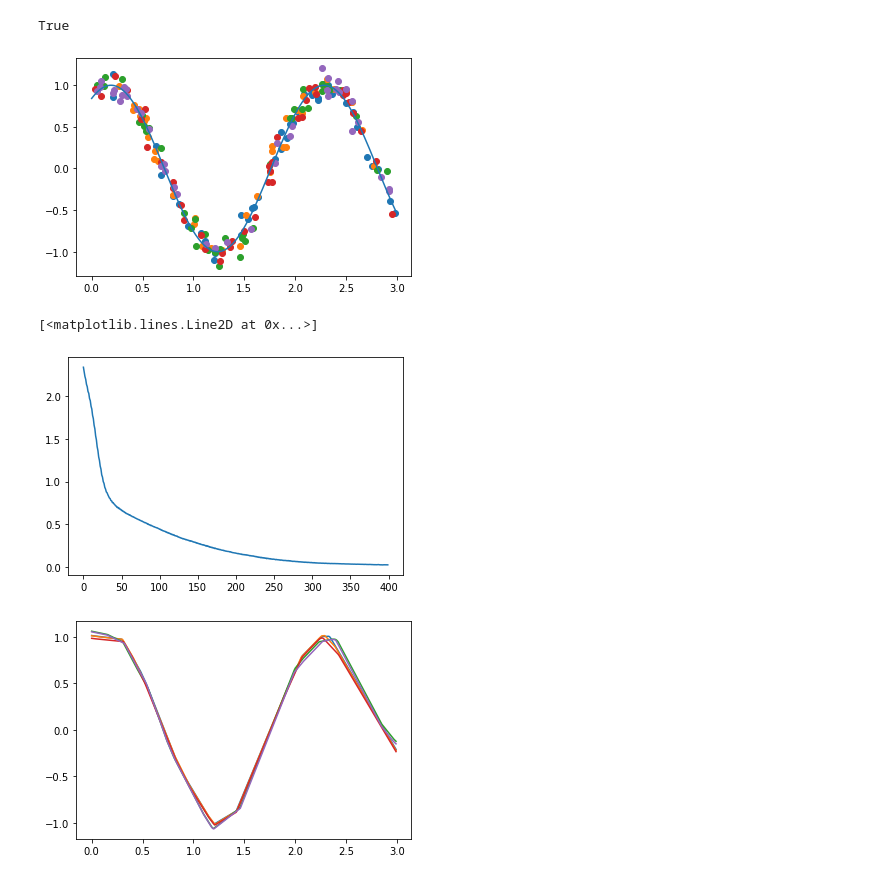
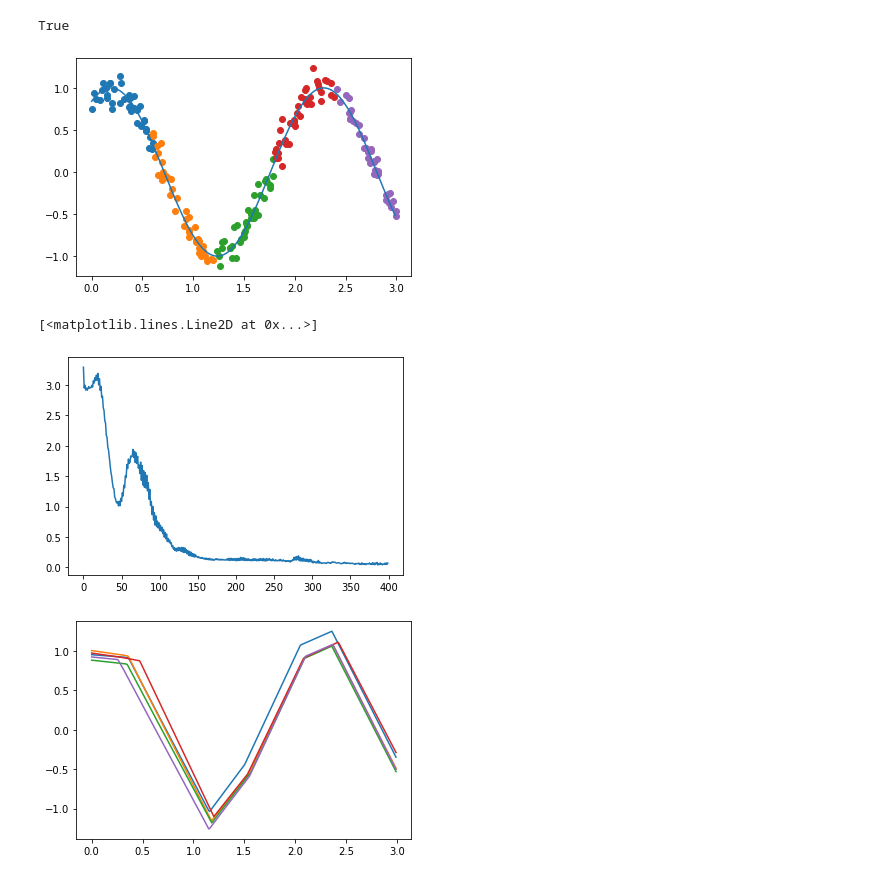
Before and after one commit to javieryu/nn_distributed_training, a Jupyter notebook: ee364b/dist_sine.ipynb, the cells around one changed output. Cells and saved outputs as stored; diff of their text form; code cells hidden in the pictures.

Commit message:
Floor plans and chunked sine

```diff
--- a/ee364b/dist_sine.ipynb
+++ b/ee364b/dist_sine.ipynb
@@ -17,26 +17,29 @@ True
 # %%
 # Setup data
 xdom = [0.0, 3.0]
 num_samps = 40
 freq = 3.0
 phase = 1.0
 amp = 1.0
 noise = 0.1
 
 testx = torch.arange(xdom[0], xdom[1], 0.01).reshape(-1, 1)
 testy = amp * torch.sin(freq * testx + phase).reshape(-1, 1)
 
 fig, ax = plt.subplots()
 dataset = {}
+chunk_len = (xdom[1] - xdom[0]) / N
 for i in range(N):
-    x = (xdom[1] - xdom[0]) * torch.rand(num_samps) + xdom[0]
+    xmin = chunk_len * i
+    xmax = chunk_len * (i + 1)
+    x = (xmax - xmin) * torch.rand(num_samps) + xmin
     y = amp * torch.sin(freq * x + phase) + noise * torch.randn(num_samps)
     dataset[i] = {"x": x.reshape(-1, 1), "y": y.reshape(-1, 1)}
     ax.scatter(x, y)
 ax.plot(testx, testy)
 plt.show()
 # %% [output]
-[figure, old version]
+[figure, new version]
 # %%
 # Setup models
 shape = [1, 16, 16, 1]
@@ -105,11 +108,11 @@ fig, ax = plt.subplots()
 ax.plot(objv.detach().numpy())
 # %% [output]
 [<matplotlib.lines.Line2D at 0x...>]
-[figure, old version]
+[figure, new version]
 # %%
 fig, ax = plt.subplots()
 
 for i in range(N):
     ax.plot(testx, models[i].forward(testx).detach().numpy())
 # %% [output]
-[figure, old version]
+[figure, new version]
```
Also changed, not shown: 2 other files.
